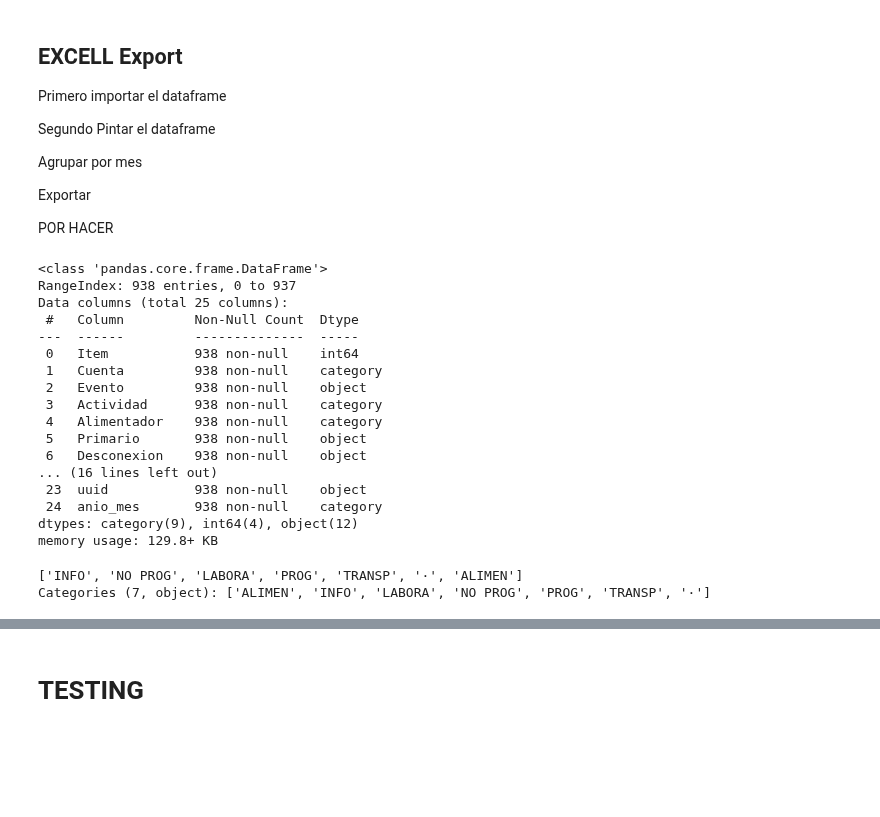
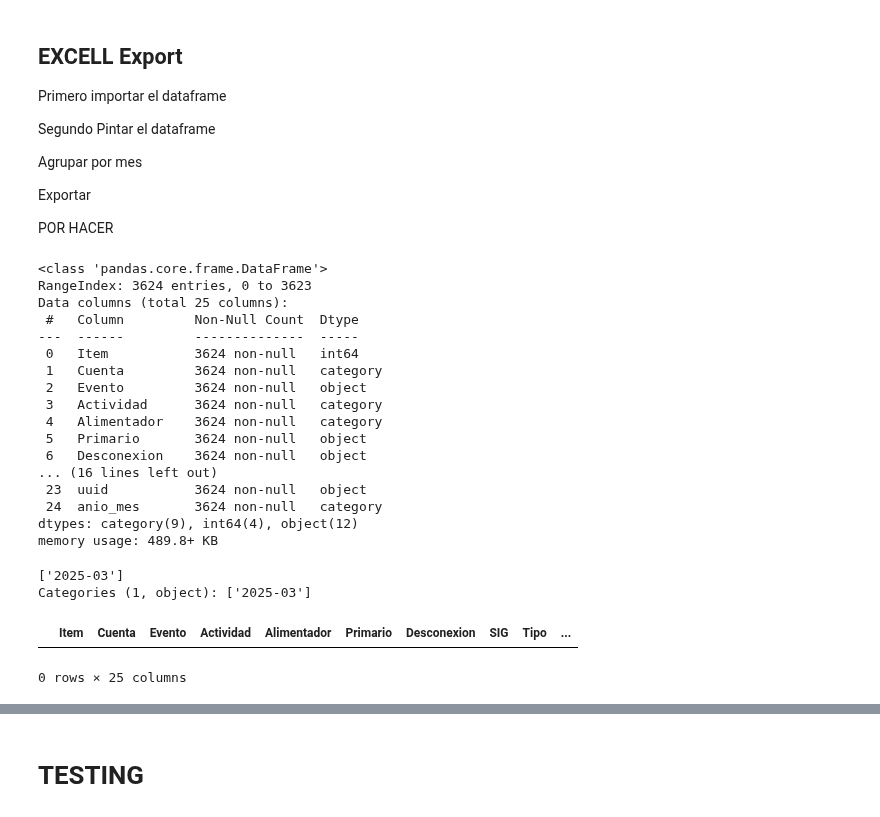
Before and after one commit to ernestopalacios/ordenes_de_trabajo, a Jupyter notebook: Test_GestionOT.ipynb, the cells around one changed output, grey strips where cells are left out. Cells and saved outputs as stored; diff of their text form; code cells hidden in the pictures; blank space fills up the shorter version.

```diff
--- a/Test_GestionOT.ipynb
+++ b/Test_GestionOT.ipynb
@@ -167,6 +198,8 @@ POR HACER
 
 df = pd.read_pickle( path_pkl )
 
+# Cambia el nombre a la Cuadrila AP y luego achica los nombres de las Cuadrillas
+df['Cuadrilla'] = df['Cuadrilla'].apply( lambda x: x.replace("Zamora Z1 (Cuadrilla. AP", "Zamora Z1 AP (Cuadrilla AP") if isinstance(x, str) else x )
 df['Cuadrilla'] = df['Cuadrilla'].apply( lambda s: s.split('(')[0] )
 
 df['Cuenta']         = pd.Categorical(df.Cuenta)
@@ -177,30 +210,36 @@ df['Actividad']      = pd.Categorical(df.Actividad)
 df['Cuadrilla']      = pd.Categorical(df.Cuadrilla)
 df['Responsable']    = pd.Categorical(df.Responsable)
 df['Vehiculo']       = pd.Categorical(df.Vehiculo)
-df['anio_mes']       = df['Fecha'].apply( lambda x: x[:-3] )
+df['anio_mes']       = df['Fecha'].apply( lambda x: x[:7] if len(x) > 7 else x)
 df['anio_mes']       = pd.Categorical(df.anio_mes)
 
 df.info()
 # %% [output]
 <class 'pandas.core.frame.DataFrame'>
-RangeIndex: 938 entries, 0 to 937
+RangeIndex: 3624 entries, 0 to 3623
 Data columns (total 25 columns):
  #   Column         Non-Null Count  Dtype
 ---  ------         --------------  -----
- 0   Item           938 non-null    int64
- 1   Cuenta         938 non-null    category
- 2   Evento         938 non-null    object
- 3   Actividad      938 non-null    category
- 4   Alimentador    938 non-null    category
- 5   Primario       938 non-null    object
- 6   Desconexion    938 non-null    object
+ 0   Item           3624 non-null   int64
+ 1   Cuenta         3624 non-null   category
+ 2   Evento         3624 non-null   object
+ 3   Actividad      3624 non-null   category
+ 4   Alimentador    3624 non-null   category
+ 5   Primario       3624 non-null   object
+ 6   Desconexion    3624 non-null   object
 ... (16 lines left out)
- 23  uuid           938 non-null    object
- 24  anio_mes       938 non-null    category
+ 23  uuid           3624 non-null   object
+ 24  anio_mes       3624 non-null   category
 dtypes: category(9), int64(4), object(12)
-memory usage: 129.8+ KB
+memory usage: 489.8+ KB
 # %%
-df['Actividad'].unique()
+df['anio_mes'].unique()
 # %% [output]
-['INFO', 'NO PROG', 'LABORA', 'PROG', 'TRANSP', '·', 'ALIMEN']
-Categories (7, object): ['ALIMEN', 'INFO', 'LABORA', 'NO PROG', 'PROG', 'TRANSP', '·']
+['2025-03']
+Categories (1, object): ['2025-03']
+# %%
+rows_with_dot = df[df['anio_mes'] == '·']
+rows_with_dot
+# %% [output]
+|  | Item | Cuenta | Evento | Actividad | Alimentador | Primario | Desconexion | SIG | Tipo | ... |
+0 rows × 25 columns
```
Also changed, not shown: parts of 12 cells of this notebook, 1 other file.
